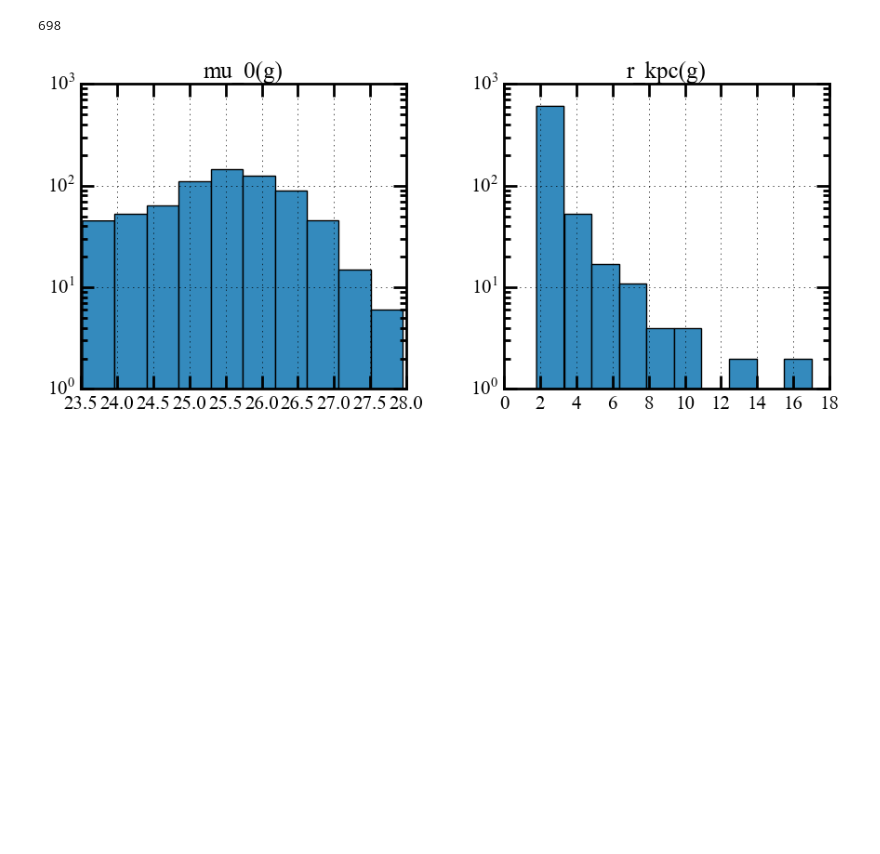
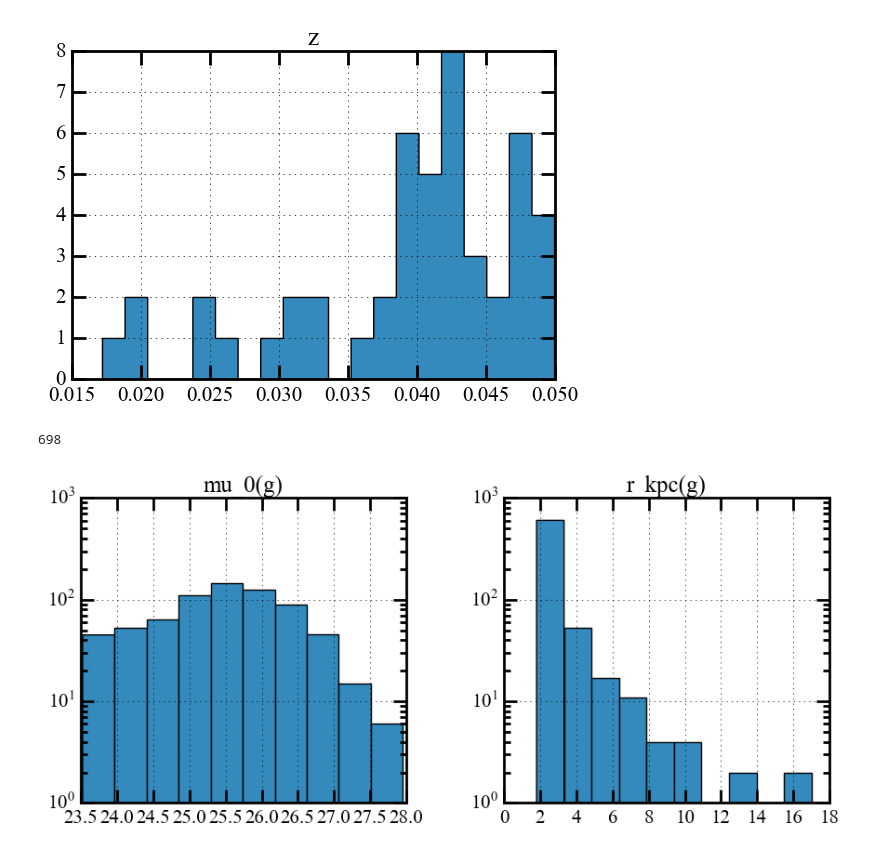
Before and after one commit to johnnygreco/hugs-ana, a Jupyter notebook: notebooks/explore-sample.ipynb, the cells around one changed output. Saved outputs shown, nothing was run; the diff lists cells and outputs as text; code cells hidden in the pictures; blank space fills up the shorter version.

```diff
--- a/notebooks/explore-sample.ipynb
+++ b/notebooks/explore-sample.ipynb
@@ -55,6 +55,10 @@ for i in range(len(groups)):
     ids.iloc[i] = row
 groups = pd.concat([groups, ids], axis=1)
 group_ids = groups['group_id'].unique().astype(str)
+# %%
+cb.group_props.hist('z', bins=20, histtype='stepfilled');
+# %% [output]
+[figure, added]
 # %%
 cut = groups['mu_0(g)'] > 23.5
 cut &= groups['r_e(g)'] < 30
```
Also changed, not shown: 1 other file.
